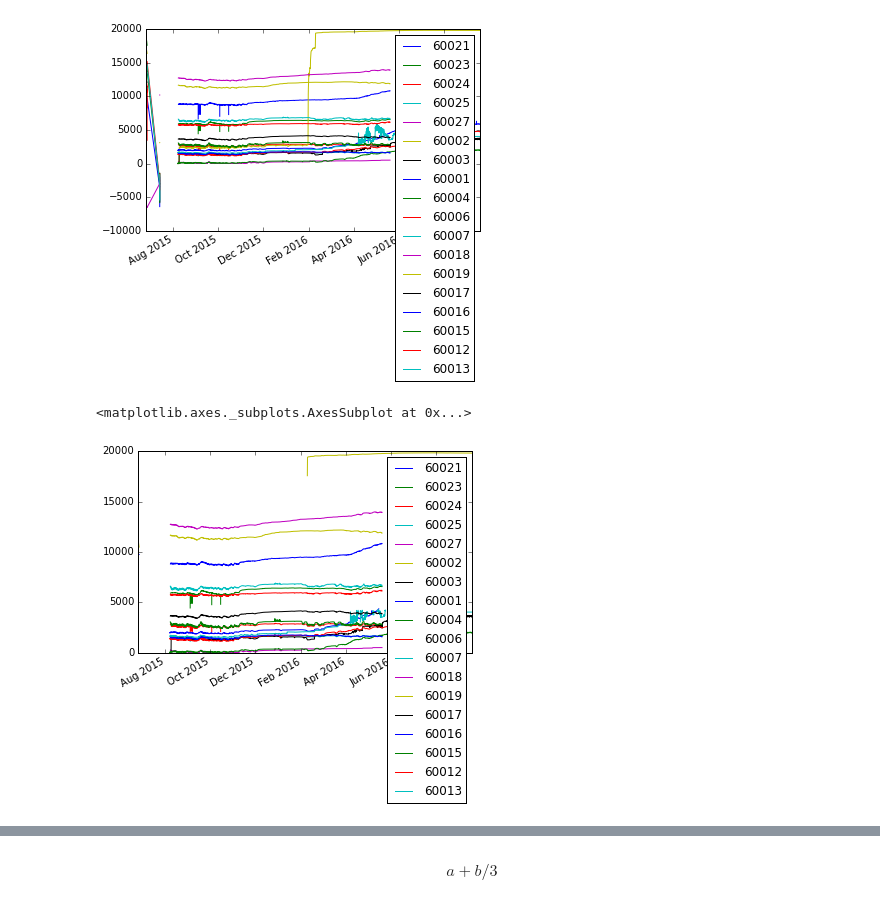
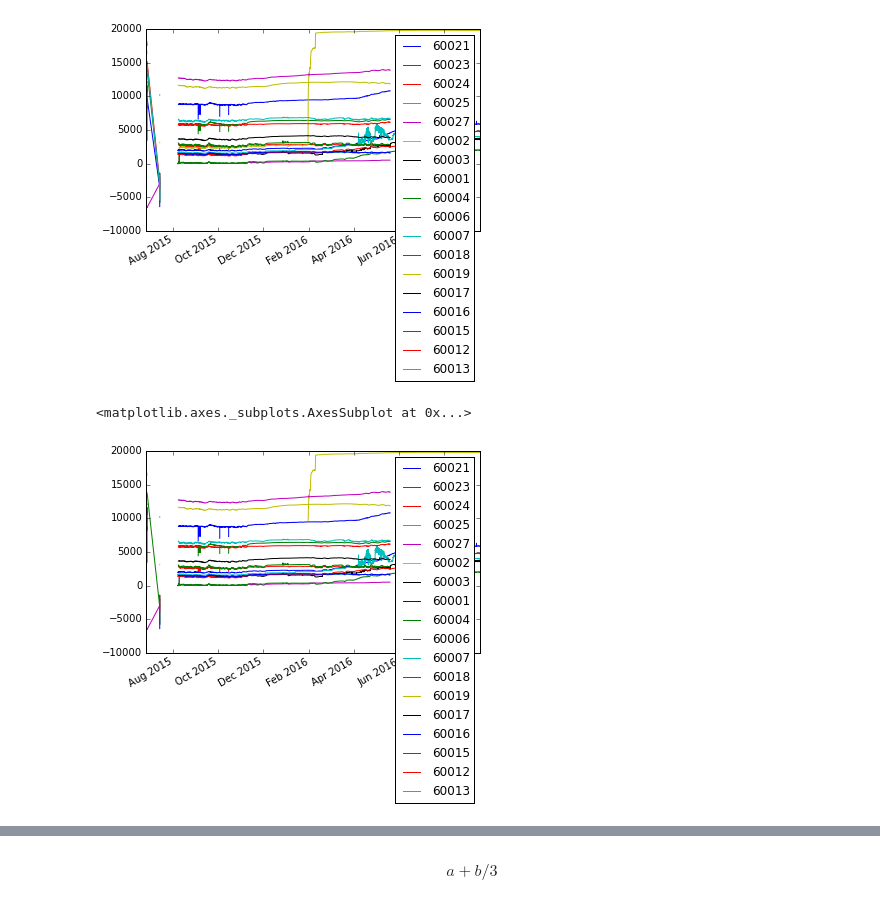
Before and after one commit to jessehahm/Piston-Dendrometer, a Jupyter notebook: Piston Dendrometer.ipynb, the cells around one changed output, grey strips where cells are left out. Saved outputs shown, nothing was run; the diff lists cells and outputs as text; code cells hidden in the pictures.

```diff
--- a/Piston Dendrometer.ipynb
+++ b/Piston Dendrometer.ipynb
@@ -62,11 +62,11 @@ radius.plot()
 # %%
 ## Remove outliers
 radiusMedian = radius.median()
-radiusTrimmed = radius[(radius < (radiusMedian + 2000)) &
-                (radius > (radiusMedian - 2000)) ]
+radiusTrimmed = radius[(radius < (radiusMedian + 10000)) &
+                (radius > (radiusMedian - 10000)) ]
 radiusTrimmed.plot()
 # %% [output]
 <matplotlib.axes._subplots.AxesSubplot at 0x...>
-[figure, old version]
+[figure, new version]
 # %%
 #%% SPECIFY TIME RANGE OF SERIES
```
Also changed, not shown: parts of 3 cells of this notebook.
